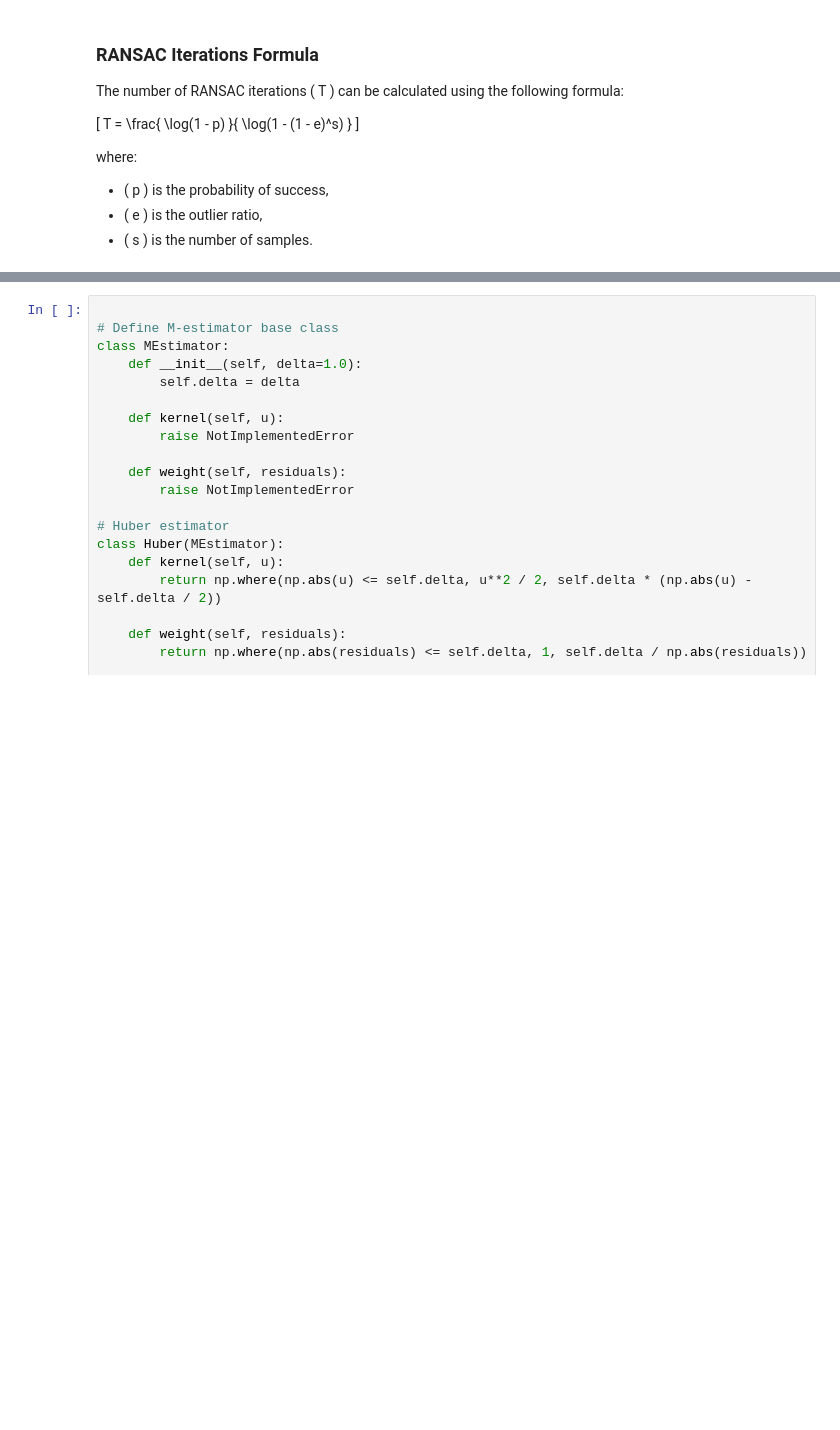
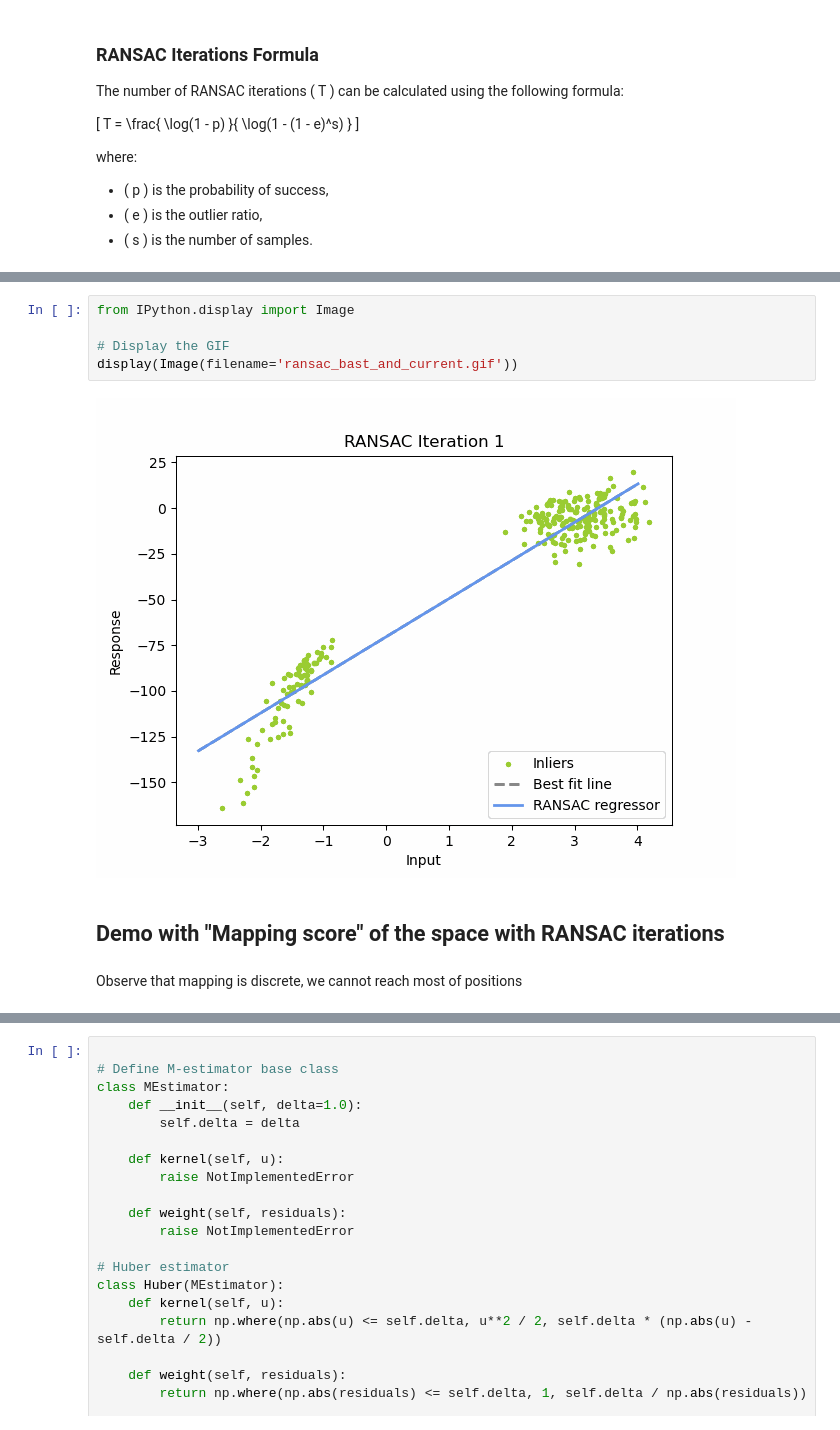
Before and after one commit to KushnirDmytro/research_frontiers_2024, a Jupyter notebook: notebooks/RANSAC_basic_examples.ipynb, the cells around one changed output, grey strips where cells are left out. Cells and saved outputs as stored; diff of their text form; blank space fills up the shorter version.

Commit message:
Updates demos about RANSAC

```diff
--- a/notebooks/RANSAC_basic_examples.ipynb
+++ b/notebooks/RANSAC_basic_examples.ipynb
@@ -206,3 +207,14 @@ imageio.mimsave('ransac_iterations.gif', frames, fps=1)
 print("GIF created successfully!")
 # %% [output]
 GIF created successfully!
+# %%
+from IPython.display import Image
+
+# Display the GIF
+display(Image(filename='ransac_bast_and_current.gif'))
+# %% [output]
+[figure, added]
+# %% [markdown]
+## Demo with "Mapping score" of the space with RANSAC iterations
+# %% [markdown]
+Observe that mapping is discrete, we cannot reach most of positions
```
Also changed, not shown: parts of 8 cells of this notebook.
